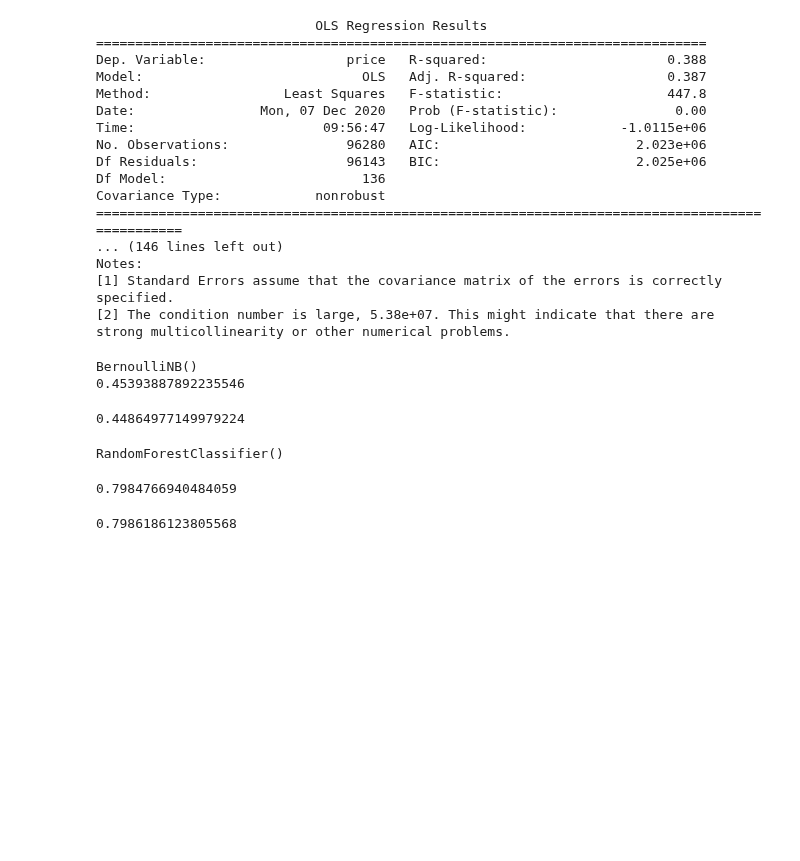
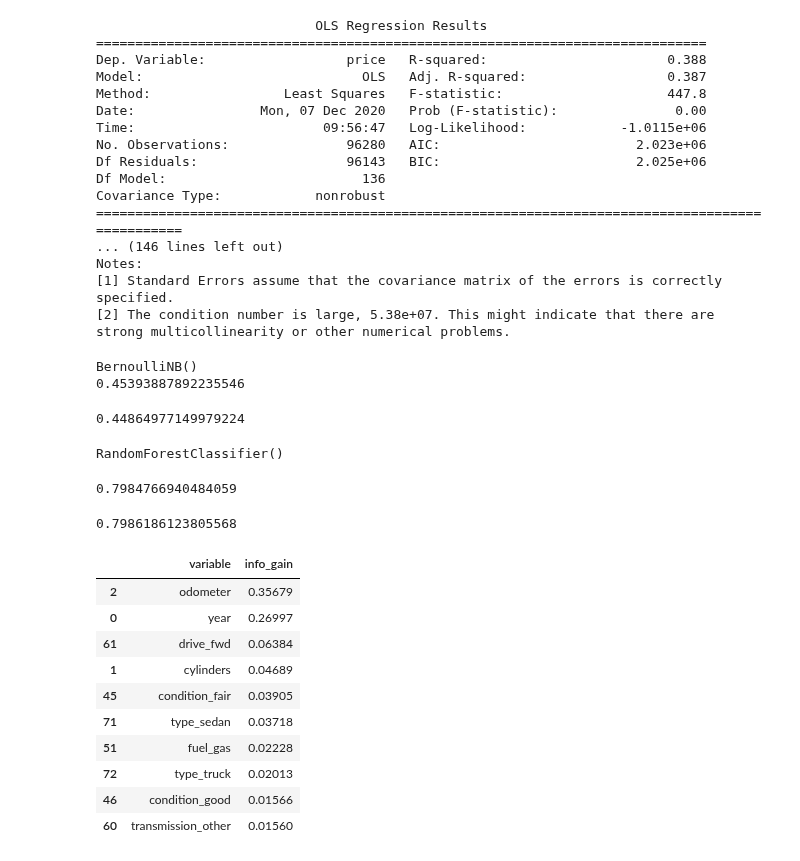
Before and after one commit to matthiasronnau/BANA-212-Final-Project, a Jupyter notebook: BANA-212 Final Project.ipynb, the cells around one changed output. Saved outputs shown, nothing was run; the diff lists cells and outputs as text; code cells hidden in the pictures; blank space fills up the shorter version.

```diff
--- a/BANA-212 Final Project.ipynb
+++ b/BANA-212 Final Project.ipynb
@@ -472,0 +476,18 @@ cross_val_score(RandomForestClassifier(), X, y, cv = 10).mean()
+# %%
+info_gain = pd.DataFrame(info_dict, index = [0]).transpose()
+info_gain.columns = ["info_gain"]
+info_gain["variable"] = list(X.columns)
+info_gain = info_gain.iloc[:, [-1,0]].sort_values(by = "info_gain", ascending = False)
+info_gain.head(10)
+# %% [output]
+|  | variable | info_gain |
+| 2 | odometer | 0.35679 |
+| 0 | year | 0.26997 |
+| 61 | drive_fwd | 0.06384 |
+| 1 | cylinders | 0.04689 |
+| 45 | condition_fair | 0.03905 |
+| 71 | type_sedan | 0.03718 |
+| 51 | fuel_gas | 0.02228 |
+| 72 | type_truck | 0.02013 |
+| 46 | condition_good | 0.01566 |
+| 60 | transmission_other | 0.01560 |
```
Also changed, not shown: parts of 16 cells of this notebook.
